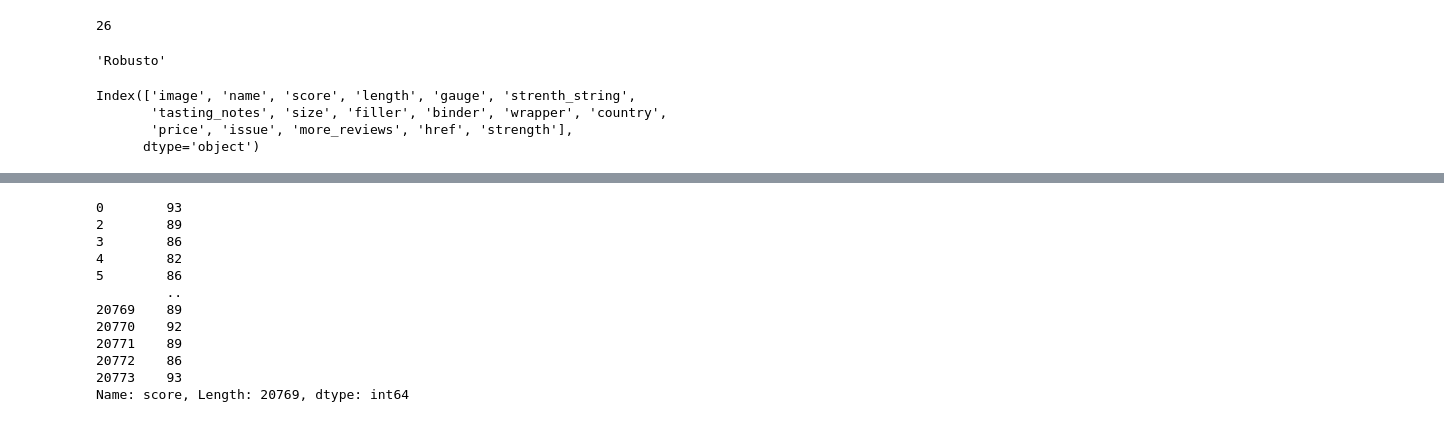
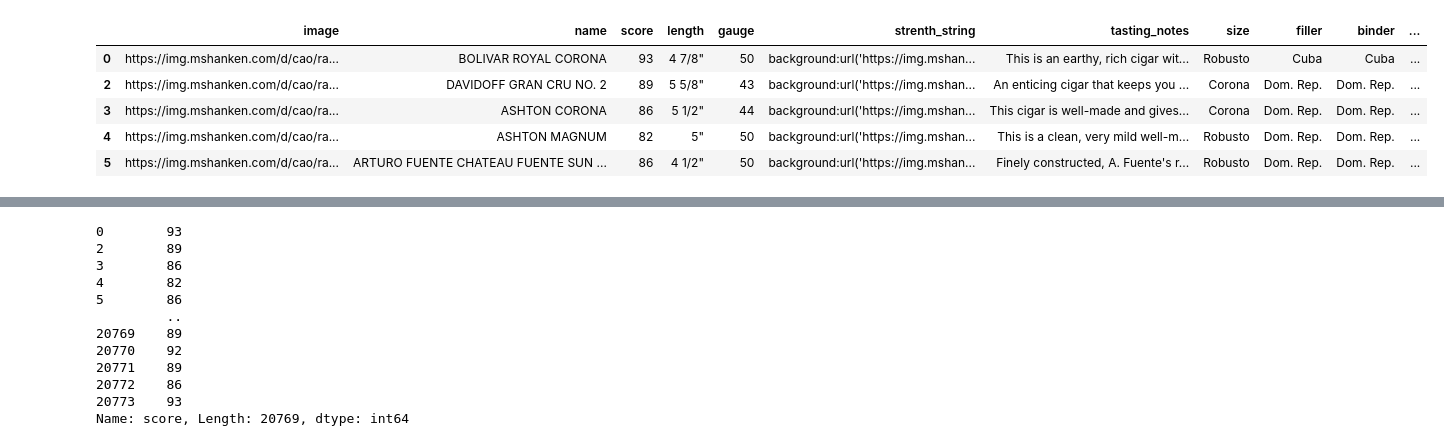
Before and after one commit to dj-betts/top-25-cigars, a Jupyter notebook: eda_cigar_aficionado.ipynb, the cells around one changed output, grey strips where cells are left out. Cells and saved outputs as stored; diff of their text form; code cells hidden in the pictures.

Commit message:
details cleaned

```diff
--- a/eda_cigar_aficionado.ipynb
+++ b/eda_cigar_aficionado.ipynb
@@ -22,6 +27,2 @@ data.shape
 # %%
 df = data.copy()
-# %%
-df['strength'] = df.strenth_string.apply(find_strength)
-# %%
-df['size'] = df['size'].apply(cigar_size)
@@ -51,4 +36,0 @@ a = df['size'].value_counts()
-# %%
-len(a)
-# %% [output]
-26
@@ -57,4 +36,0 @@ test_size = df['size'].iloc[0]
-# %%
-cigar_size(test_size)
-# %% [output]
-'Robusto'
@@ -63,7 +37,9 @@ df.to_csv('cigar_aficionado.csv')
 # %%
-df.columns
+df.head()
 # %% [output]
-Index(['image', 'name', 'score', 'length', 'gauge', 'strenth_string',
-       'tasting_notes', 'size', 'filler', 'binder', 'wrapper', 'country',
-       'price', 'issue', 'more_reviews', 'href', 'strength'],
-      dtype='object')
+|  | image | name | score | length | gauge | strenth_string | tasting_notes | size | filler | binder | ... |
+| 0 | https://img.mshanken.com/d/cao/ra... | BOLIVAR ROYAL CORONA | 93 | 4 7/8" | 50 | background:url('https://img.mshan... | This is an earthy, rich cigar wit... | Robusto | Cuba | Cuba | ... |
+| 2 | https://img.mshanken.com/d/cao/ra... | DAVIDOFF GRAN CRU NO. 2 | 89 | 5 5/8" | 43 | background:url('https://img.mshan... | An enticing cigar that keeps you ... | Corona | Dom. Rep. | Dom. Rep. | ... |
+| 3 | https://img.mshanken.com/d/cao/ra... | ASHTON CORONA | 86 | 5 1/2" | 44 | background:url('https://img.mshan... | This cigar is well-made and gives... | Corona | Dom. Rep. | Dom. Rep. | ... |
+| 4 | https://img.mshanken.com/d/cao/ra... | ASHTON MAGNUM | 82 | 5" | 50 | background:url('https://img.mshan... | This is a clean, very mild well-m... | Robusto | Dom. Rep. | Dom. Rep. | ... |
+| 5 | https://img.mshanken.com/d/cao/ra... | ARTURO FUENTE CHATEAU FUENTE SUN ... | 86 | 4 1/2" | 50 | background:url('https://img.mshan... | Finely constructed, A. Fuente's r... | Robusto | Dom. Rep. | Dom. Rep. | ... |
```
Also changed, not shown: parts of 15 cells of this notebook.
